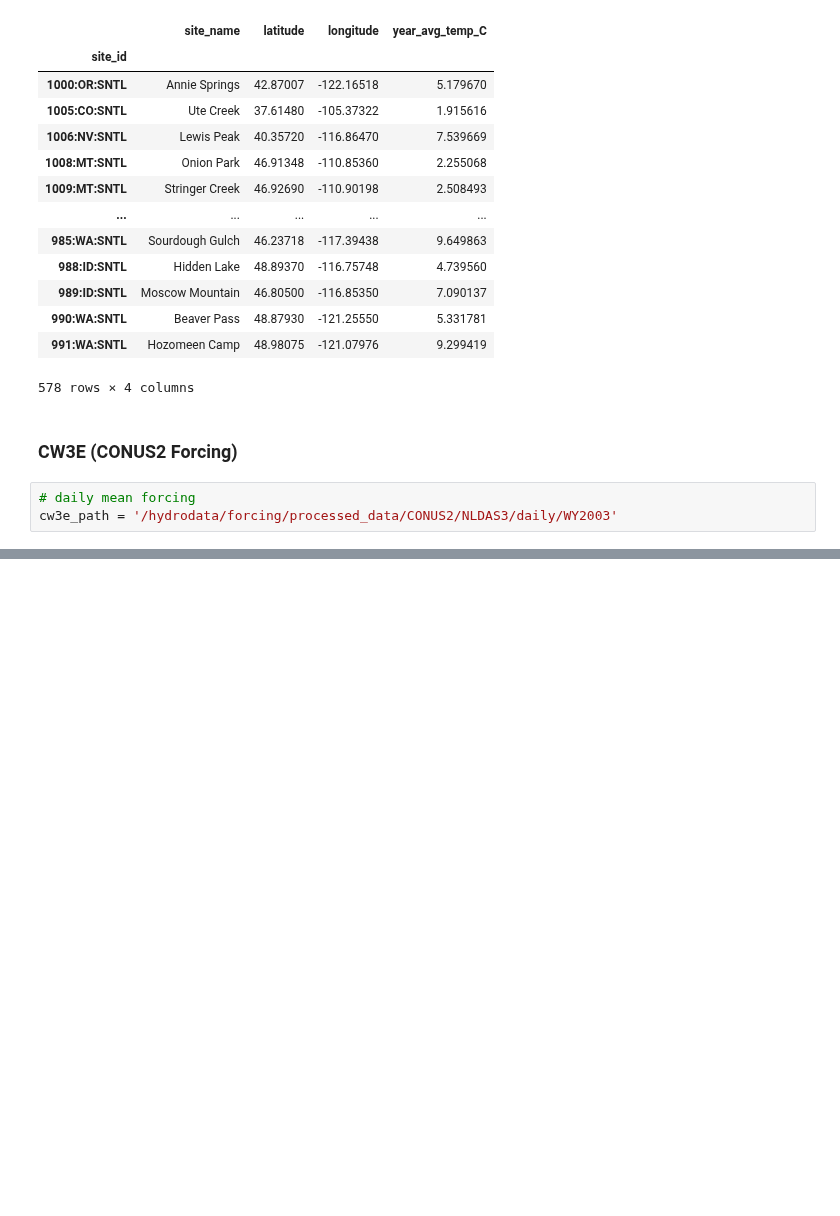
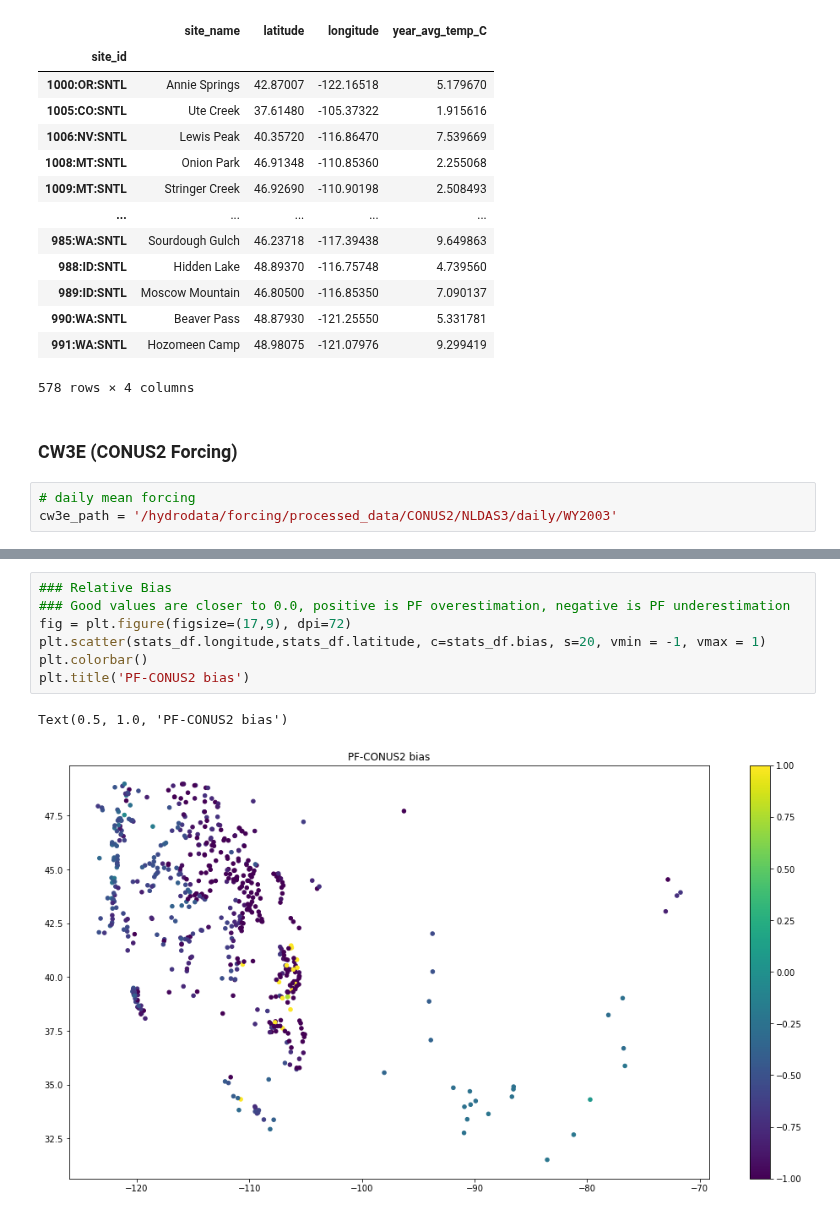
Before and after one commit to danielletijerina/PFCONUS2-analysis, a Jupyter notebook: scripts/Validation/SNOTEL/precip_temp/Temp_aggregate_observations.ipynb, the cells around one changed output, grey strips where cells are left out. Saved outputs shown, nothing was run; the diff lists cells and outputs as text; blank space fills up the shorter version.

```diff
--- a/scripts/Validation/SNOTEL/precip_temp/Temp_aggregate_observations.ipynb
+++ b/scripts/Validation/SNOTEL/precip_temp/Temp_aggregate_observations.ipynb
@@ -238,0 +404,10 @@ plt.title('Monthly mean WTD comparison, October WY2003 (m)')#,fontsize=20
+# %%
+### Relative Bias
+### Good values are closer to 0.0, positive is PF overestimation, negative is PF underestimation
+fig = plt.figure(figsize=(17,9), dpi=72)
+plt.scatter(stats_df.longitude,stats_df.latitude, c=stats_df.bias, s=20, vmin = -1, vmax = 1)
+plt.colorbar()
+plt.title('PF-CONUS2 bias')
+# %% [output]
+Text(0.5, 1.0, 'PF-CONUS2 bias')
+[figure, added]
```
Also changed, not shown: parts of 55 cells of this notebook, 3 other files.
